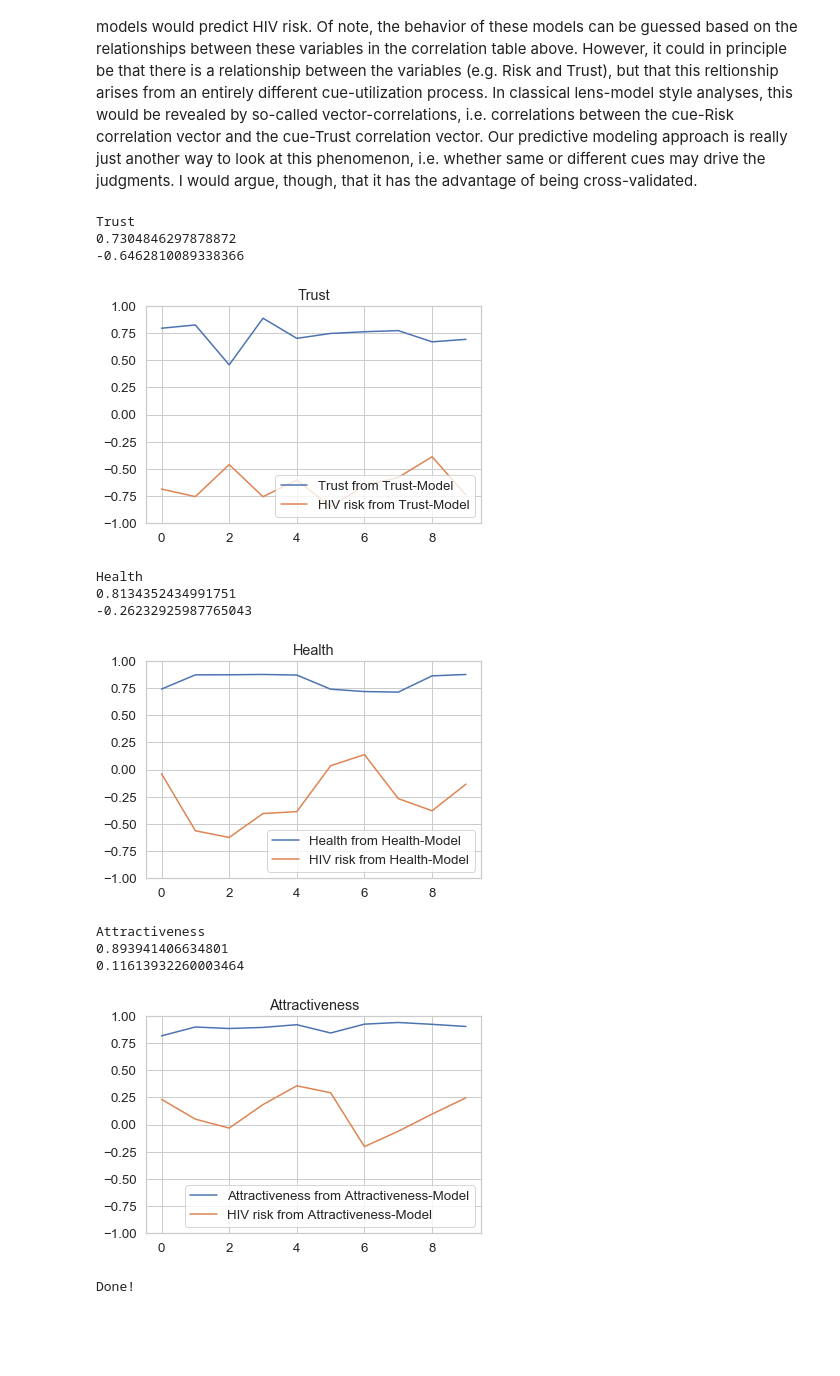
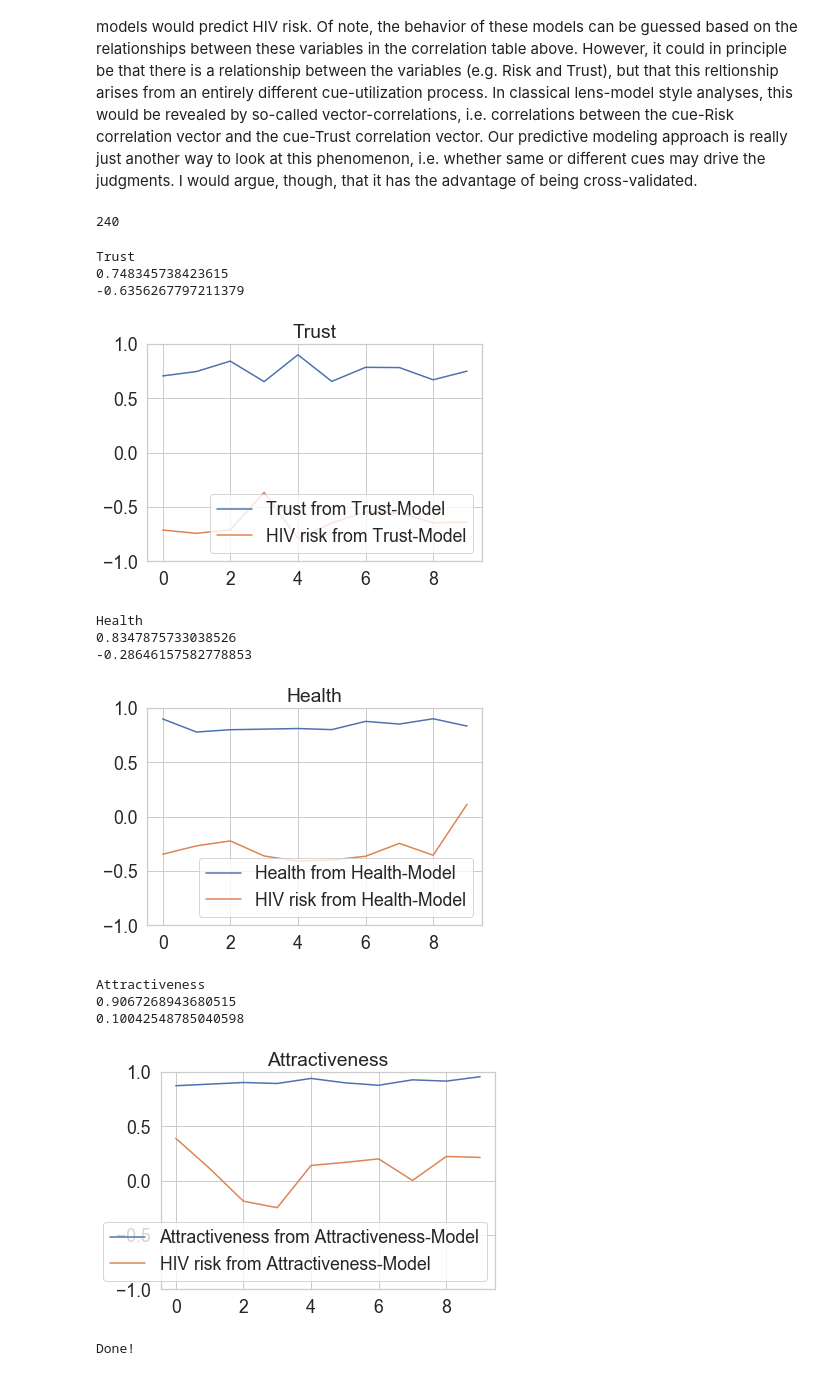
Before and after one commit to nomcomm/RiskCues_PlosOne, a Jupyter notebook: scripts/01_MainResults.ipynb, the cells around one changed output. Cells and saved outputs as stored; diff of their text form; code cells hidden in the pictures; blank space fills up the shorter version.

Commit message:
production update  - also updated sklearn version Kfold language

```diff
--- a/scripts/01_MainResults.ipynb
+++ b/scripts/01_MainResults.ipynb
@@ -5,24 +5,25 @@ This notebook reproduces the analyses reported in the paper "Risky looks: Visual
 # %%
-import os
+import os, warnings
 import numpy as np
 import pandas as pd
 import matplotlib.pyplot as plt
 %matplotlib inline
 
 import seaborn as sns
-sns.set(font_scale=1.2)
+sns.set(font_scale=1.6)
 from sklearn import datasets
-from sklearn.model_selection import cross_val_predict, cross_val_score #KFold
-from sklearn.cross_validation import KFold  #using old interface here
+from sklearn.model_selection import KFold, cross_val_predict, cross_val_score #KFold
+#from sklearn.cross_validation import KFold  #using old interface here
+warnings.filterwarnings("ignore", category=DeprecationWarning)
+warnings.simplefilter(action='ignore', category=FutureWarning)
+
 from sklearn import linear_model
-
-os.chdir('../data')
 # %% [markdown]
 ### Relationships between individual cues and perceptions of HIV risk
 
 First, data are read in and a correlation between all cues, and particularly between each cue and the criterion variable "HIV risk" is computed, storing the results in a dataframe. Moreover, we compute basic descriptives for each cue, i.e. the mean (on a 1-7 scale) and standard deviation of ratings across the 240 images.
 # %%
-full_dataset = pd.read_csv('FullSet_240.txt', delimiter='\t')
+full_dataset = pd.read_csv('../data/FullSet_240.txt', delimiter='\t')
 risk_correlation_dataset = full_dataset.drop([   'BildNr','No','Sex',
                'Trust','Health','Attractiveness',
                            ' CUE3_Appearance3_Unshaved (vs. shaved)_Abstract_0',
@@ -428,6 +431,10 @@ Attractiveness - Correlation measured2predicted: 0.89
 #### Use models fitted on other Trust/Health/Attractiveness to predict HIV risk in new data
 
 Finally, we can train models to predict trust (or health, or attractiveness), and test how well these models would predict HIV risk. Of note, the behavior of these models can be guessed based on the relationships between these variables in the correlation table above. However, it could in principle be that there is a relationship between the variables (e.g. Risk and Trust), but that this reltionship arises from an entirely different cue-utilization process. In classical lens-model style analyses, this would be revealed by so-called vector-correlations, i.e. correlations between the cue-Risk correlation vector and the cue-Trust correlation vector. Our predictive modeling approach is really just another way to look at this phenomenon, i.e. whether same or different cues may drive the judgments. I would argue, though, that it has the advantage of being cross-validated.
+# %%
+len(X)
+# %% [output]
+240
 # %%
 X = risk_correlation_dataset.drop(['Risk'], axis=1)
 X = full_dataset[variables].join(X)
@@ -438,11 +445,11 @@ for curr_var in variables[1:]:
     res_var_from_var = []
     res_risk_from_var = []
 
-
+    fold = KFold( 10, shuffle = True)
     # Iterating the KFold object returns tuples of
     # randomly shuffled training and testing indices,
     # which are then used to select relevant data and labels/outcomes
-    for train, test in KFold(len(X), 10, shuffle=True):   #K = 5
+    for train, test in fold.split(X):   #K = 5
 
         X_train = X.iloc[train]
         X_test = X.iloc[test]
@@ -450,42 +457,42 @@ for curr_var in variables[1:]:
         y_train = X_train[curr_var]
         y_test_var = X_test[curr_var]
         y_test_risk = X_test['Risk']
 
         X_train = X_train.drop(variables, axis=1)
         X_test = X_test.drop(variables, axis=1)
 
         lasso_model = lasso.fit(X_train, y_train)
         y_var_predicted = lasso_model.predict(X_test)
 
         res_var_from_var.append(np.corrcoef(y_var_predicted, y_test_var)[0,1])
         res_risk_from_var.append(np.corrcoef(y_var_predicted, y_test_risk)[0,1])
 
     print(np.mean(res_var_from_var))
     print(np.mean(res_risk_from_var))
     plt.plot(res_var_from_var)
     plt.plot(res_risk_from_var)
     #plt.plot([x * -1 for x in res_risk_from_var])
     plt.title(curr_var)
     leg1 = curr_var + " from " + curr_var + '-Model'
     leg2 = 'HIV risk from ' + curr_var + '-Model'
     plt.legend( [leg1,
                  leg2],
               loc = 'lower right')
     plt.ylim(-1,1)
     plt.show()
 # %% [output]
 Trust
-0.7304846297878872
--0.6462810089338366
+0.748345738423615
+-0.6356267797211379
-[figure, old version]
+[figure, new version]
 Health
-0.8134352434991751
--0.26232925987765043
+0.8347875733038526
+-0.28646157582778853
-[figure, old version]
+[figure, new version]
 Attractiveness
-0.893941406634801
-0.11613932260003464
+0.9067268943680515
+0.10042548785040598
-[figure, old version]
+[figure, new version]
 # %%
 print("Done!")
 # %% [output]
```
Also changed, not shown: parts of 8 cells of this notebook, 3 other files.
